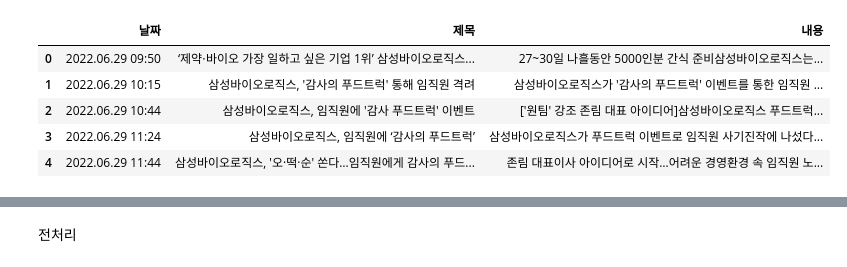
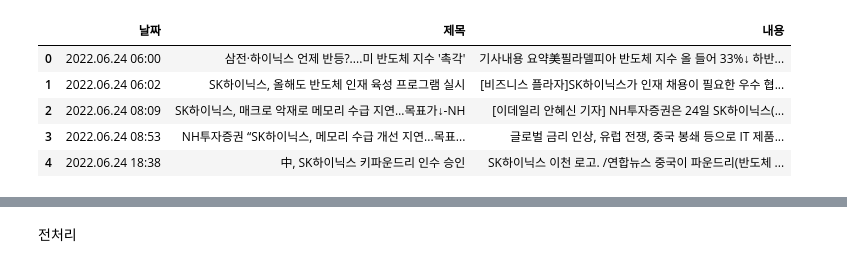
Before and after one commit to boomboomboom513/gwajae5, a Jupyter notebook: 김나윤/NLP.ipynb, the cells around one changed output, grey strips where cells are left out. Cells and saved outputs as stored; diff of their text form; code cells hidden in the pictures.

```diff
--- a/김나윤/NLP.ipynb
+++ b/김나윤/NLP.ipynb
@@ -18,12 +18,12 @@ okt = Okt()
 kkma = Kkma()
 # %%
 
-news_data = pd.read_csv('./뉴스/삼성바이오닉스 뉴스 데이터.csv')
-news_data.head()
+news = pd.read_csv('../김나윤/하이닉스 뉴스 데이터 완성본.csv', encoding='ANSI')
+news.head()
 # %% [output]
 |  | 날짜 | 제목 | 내용 |
-| 0 | 2022.06.29 09:50 | ‘제약⋅바이오 가장 일하고 싶은 기업 1위’ 삼성바이오로직스... | 27~30일 나흘동안 5000인분 간식 준비삼성바이오로직스는... |
-| 1 | 2022.06.29 10:15 | 삼성바이오로직스, '감사의 푸드트럭' 통해 임직원 격려 | 삼성바이오로직스가 '감사의 푸드트럭' 이벤트를 통한 임직원 ... |
-| 2 | 2022.06.29 10:44 | 삼성바이오로직스, 임직원에 '감사 푸드트럭' 이벤트 | ['원팀' 강조 존림 대표 아이디어]삼성바이오로직스 푸드트럭... |
-| 3 | 2022.06.29 11:24 | 삼성바이오로직스, 임직원에 ‘감사의 푸드트럭’ | 삼성바이오로직스가 푸드트럭 이벤트로 임직원 사기진작에 나섰다... |
-| 4 | 2022.06.29 11:44 | 삼성바이오로직스, '오·떡·순' 쏜다…임직원에게 감사의 푸드... | 존림 대표이사 아이디어로 시작…어려운 경영환경 속 임직원 노... |
+| 0 | 2022.06.24 06:00 | 삼전·하이닉스 언제 반등?....미 반도체 지수 '촉각' | 기사내용 요약美필라델피아 반도체 지수 올 들어 33%↓ 하반... |
+| 1 | 2022.06.24 06:02 | SK하이닉스, 올해도 반도체 인재 육성 프로그램 실시 | [비즈니스 플라자]SK하이닉스가 인재 채용이 필요한 우수 협... |
+| 2 | 2022.06.24 08:09 | SK하이닉스, 매크로 악재로 메모리 수급 지연…목표가↓-NH | [이데일리 안혜신 기자] NH투자증권은 24일 SK하이닉스(... |
+| 3 | 2022.06.24 08:53 | NH투자증권 “SK하이닉스, 메모리 수급 개선 지연...목표... | 글로벌 금리 인상, 유럽 전쟁, 중국 봉쇄 등으로 IT 제품... |
+| 4 | 2022.06.24 18:38 | 中, SK하이닉스 키파운드리 인수 승인 | SK하이닉스 이천 로고. /연합뉴스 중국이 파운드리(반도체 ... |
```
Also changed, not shown: parts of 10 cells of this notebook, 11 other files.
